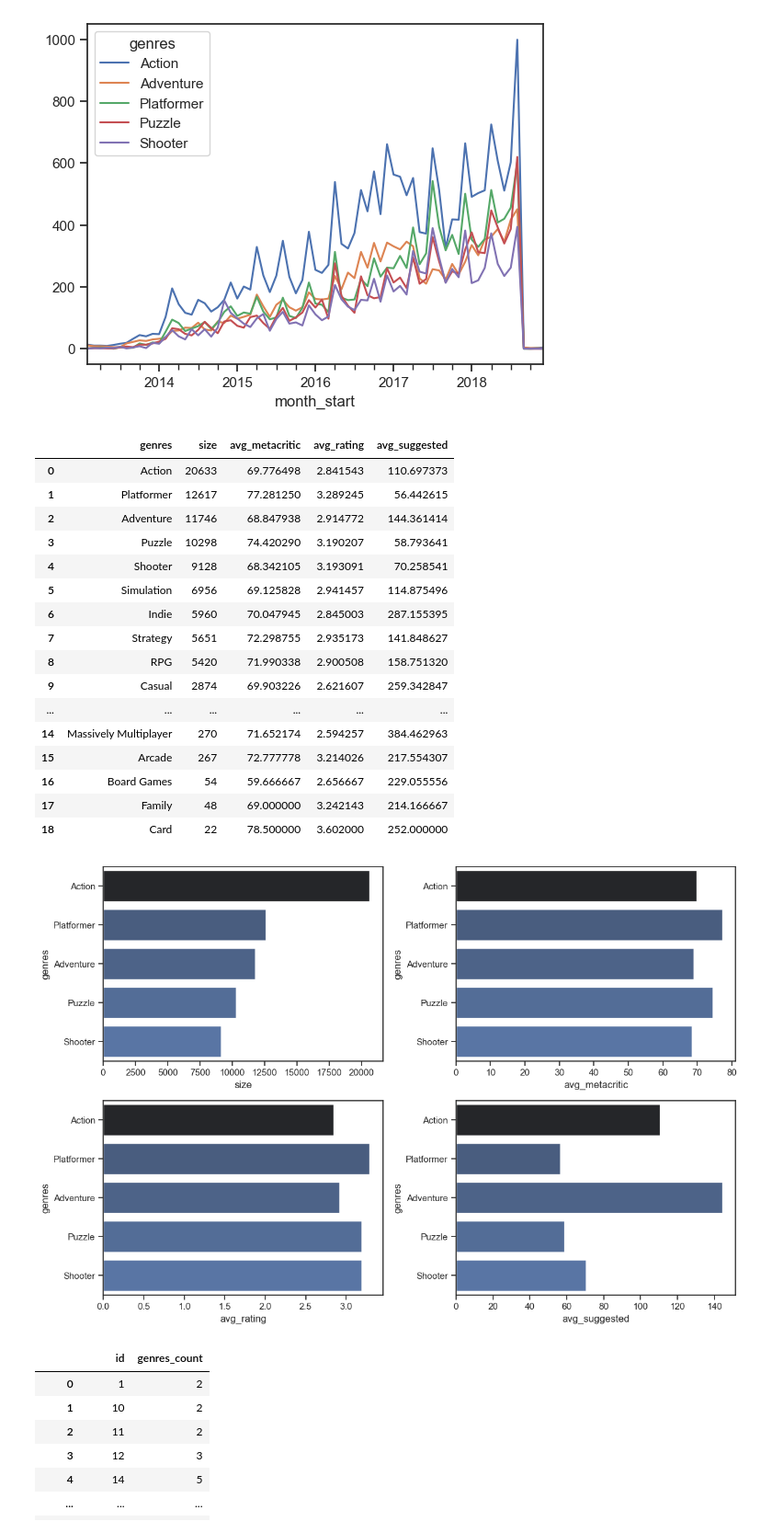
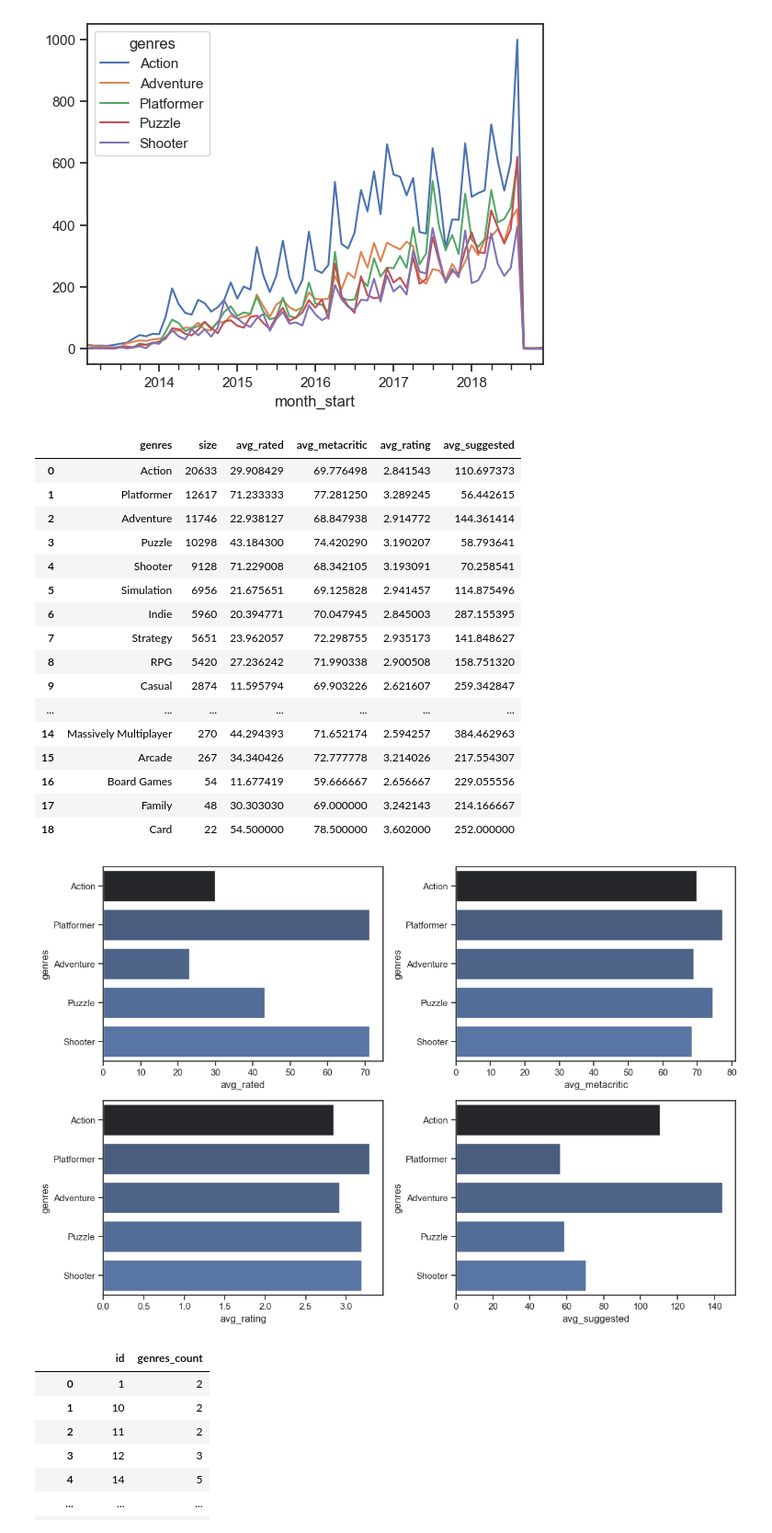
Before and after one commit to ihz-smy/newgamedata, a Jupyter notebook: newgamedata.ipynb, the cells around one changed output. Shown at 92% size. Cells and saved outputs as stored; diff of their text form; code cells hidden in the pictures.

```diff
--- a/newgamedata.ipynb
+++ b/newgamedata.ipynb
@@ -559,6 +559,6 @@ plt.show()
 # %% [output]
 [figure]
 # %%
-genres_merged = genres_bridge.merge(df[['id', 'metacritic', 'rating', 'suggestions_count', 'released']], on='id')
+genres_merged = genres_bridge.merge(df[['id', 'metacritic', 'rating', 'suggestions_count', 'released', 'ratings_count']], on='id')
 genres_merged
 # %% [output]
@@ -627,48 +627,49 @@ top_genres_pivot.plot(kind='line')
 # %%
 genres_stats = genres_merged.groupby('genres').agg(
     size=('id', 'count'),
+    avg_rated = ('ratings_count', lambda x: x[x!=0].mean()),
     avg_metacritic = ('metacritic', lambda x: x.dropna().mean()),
     avg_rating = ('rating', lambda x: x[x!=0].mean()),
     avg_suggested = ('suggestions_count', lambda x: x[x!=0].mean())
 ).sort_values(by='size', ascending=False).reset_index()
 genres_stats
 # %% [output]
-|  | genres | size | avg_metacritic | avg_rating | avg_suggested |
-| 0 | Action | 20633 | 69.776498 | 2.841543 | 110.697373 |
-| 1 | Platformer | 12617 | 77.281250 | 3.289245 | 56.442615 |
-| 2 | Adventure | 11746 | 68.847938 | 2.914772 | 144.361414 |
-| 3 | Puzzle | 10298 | 74.420290 | 3.190207 | 58.793641 |
-| 4 | Shooter | 9128 | 68.342105 | 3.193091 | 70.258541 |
-| 5 | Simulation | 6956 | 69.125828 | 2.941457 | 114.875496 |
-| 6 | Indie | 5960 | 70.047945 | 2.845003 | 287.155395 |
-| 7 | Strategy | 5651 | 72.298755 | 2.935173 | 141.848627 |
-| 8 | RPG | 5420 | 71.990338 | 2.900508 | 158.751320 |
-| 9 | Casual | 2874 | 69.903226 | 2.621607 | 259.342847 |
-| ... | ... | ... | ... | ... | ... |
-| 14 | Massively Multiplayer | 270 | 71.652174 | 2.594257 | 384.462963 |
-| 15 | Arcade | 267 | 72.777778 | 3.214026 | 217.554307 |
-| 16 | Board Games | 54 | 59.666667 | 2.656667 | 229.055556 |
-| 17 | Family | 48 | 69.000000 | 3.242143 | 214.166667 |
-| 18 | Card | 22 | 78.500000 | 3.602000 | 252.000000 |
+|  | genres | size | avg_rated | avg_metacritic | avg_rating | avg_suggested |
+| 0 | Action | 20633 | 29.908429 | 69.776498 | 2.841543 | 110.697373 |
+| 1 | Platformer | 12617 | 71.233333 | 77.281250 | 3.289245 | 56.442615 |
+| 2 | Adventure | 11746 | 22.938127 | 68.847938 | 2.914772 | 144.361414 |
+| 3 | Puzzle | 10298 | 43.184300 | 74.420290 | 3.190207 | 58.793641 |
+| 4 | Shooter | 9128 | 71.229008 | 68.342105 | 3.193091 | 70.258541 |
+| 5 | Simulation | 6956 | 21.675651 | 69.125828 | 2.941457 | 114.875496 |
+| 6 | Indie | 5960 | 20.394771 | 70.047945 | 2.845003 | 287.155395 |
+| 7 | Strategy | 5651 | 23.962057 | 72.298755 | 2.935173 | 141.848627 |
+| 8 | RPG | 5420 | 27.236242 | 71.990338 | 2.900508 | 158.751320 |
+| 9 | Casual | 2874 | 11.595794 | 69.903226 | 2.621607 | 259.342847 |
+| ... | ... | ... | ... | ... | ... | ... |
+| 14 | Massively Multiplayer | 270 | 44.294393 | 71.652174 | 2.594257 | 384.462963 |
+| 15 | Arcade | 267 | 34.340426 | 72.777778 | 3.214026 | 217.554307 |
+| 16 | Board Games | 54 | 11.677419 | 59.666667 | 2.656667 | 229.055556 |
+| 17 | Family | 48 | 30.303030 | 69.000000 | 3.242143 | 214.166667 |
+| 18 | Card | 22 | 54.500000 | 78.500000 | 3.602000 | 252.000000 |
 # %%
 fig, ax = plt.subplots(2,2, figsize = (12,8))
 
-sns.barplot(data = genres_stats.head(5), x = 'size', y = 'genres', ax = ax[0, 0], hue = 'size', palette = 'dark:b_r')
+sns.barplot(data = genres_stats.head(5), x = 'avg_rated', y = 'genres', ax = ax[0, 0], hue = 'size', palette = 'dark:b_r')
 ax[0, 0].legend().set_visible(False)
 
 sns.barplot(data = genres_stats.head(5), x = 'avg_metacritic', y = 'genres', ax = ax[0, 1], hue = 'size', palette = 'dark:b_r')
 ax[0, 1].legend().set_visible(False)
 
 sns.barplot(data = genres_stats.head(5), x = 'avg_rating', y = 'genres', ax = ax[1, 0], hue = 'size', palette = 'dark:b_r')
 ax[1, 0].legend().set_visible(False)
 
 sns.barplot(data = genres_stats.head(5), x = 'avg_suggested', y = 'genres', ax = ax[1, 1], hue = 'size', palette = 'dark:b_r')
 ax[1, 1].legend().set_visible(False)
 
 plt.tight_layout()
 plt.show()
 # %% [output]
-[figure, old version]
+[figure, new version]
 # %%
 genres_count = genres_bridge.groupby('id').genres.count().reset_index(name='genres_count')
 genres_count
```
Also changed, not shown: parts of 2 cells of this notebook.
